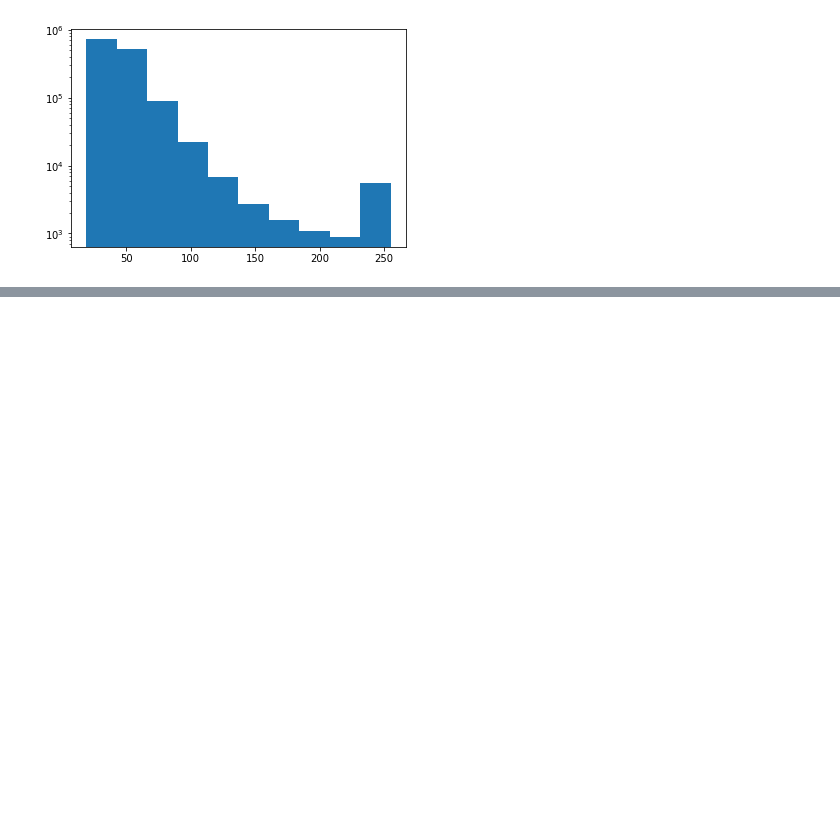
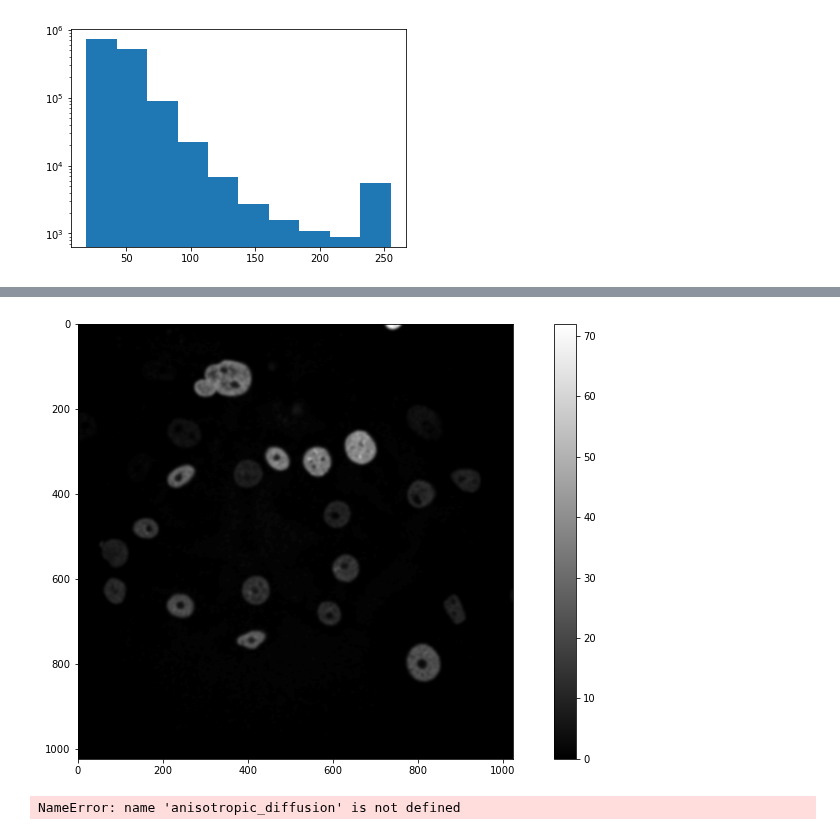
Before and after one commit to datascience-mobi/2021-topic-04-team-04, a Jupyter notebook: Preprocessing.ipynb, the cells around one changed output, grey strips where cells are left out. Cells and saved outputs as stored; diff of their text form; code cells hidden in the pictures; blank space fills up the shorter version.

```diff
--- a/Preprocessing.ipynb
+++ b/Preprocessing.ipynb
@@ -34,0 +55,5 @@ AttributeError: module 'Functions.image_processing' has no attribute 'remove_bri
+# %%
+test4 = ip.gaussian_filter(image, 5)
+ip.show_image(test4, 15, 8)
+# %% [output]
+[figure, added]
@@ -34,0 +65,5 @@ AttributeError: module 'Functions.image_processing' has no attribute 'remove_bri
+# %%
+test5 = anisotropic_filter(image)
+ip.show_image(test5, 15, 8)
+# %% [output]
+NameError: name 'anisotropic_diffusion' is not defined
```
Also changed, not shown: parts of 5 cells of this notebook, 1 other file.
